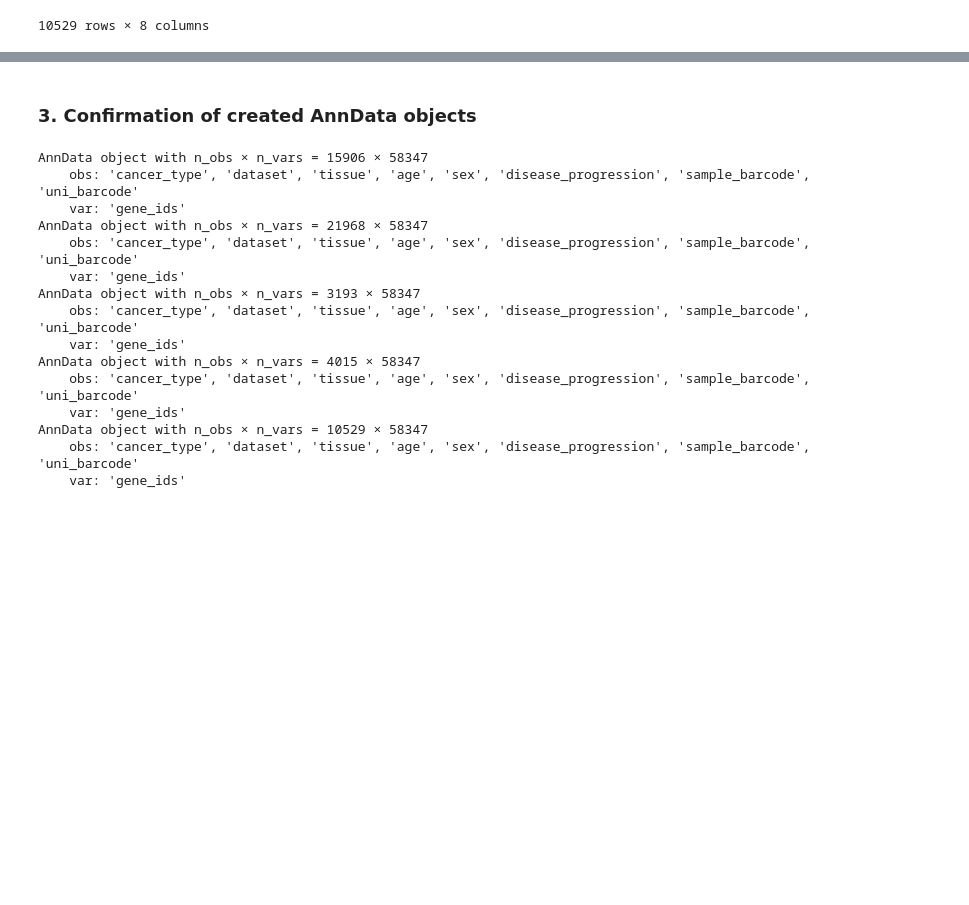
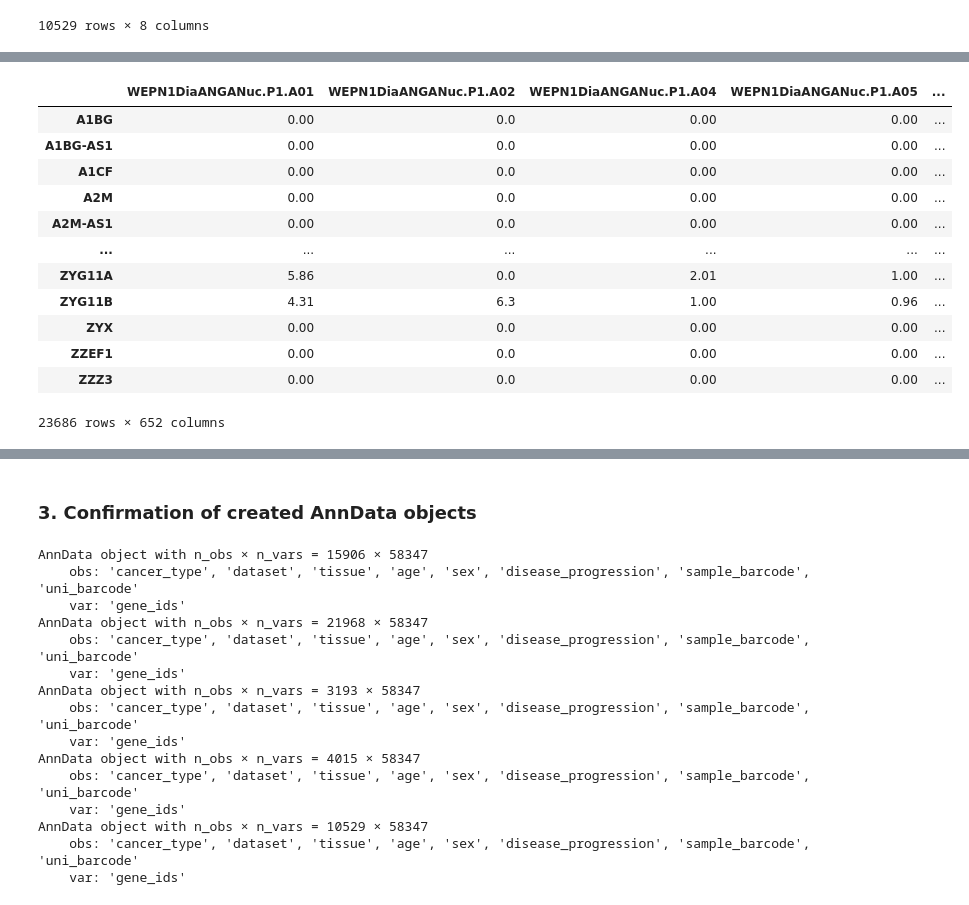
Before and after one commit to tuonglab/pan-paedcancer-scrnaseq, a Jupyter notebook: notebooks/GSE141460.ipynb, the cells around one changed output, grey strips where cells are left out. Cells and saved outputs as stored; diff of their text form; code cells hidden in the pictures; blank space fills up the shorter version.

```diff
--- a/notebooks/GSE141460.ipynb
+++ b/notebooks/GSE141460.ipynb
@@ -112,0 +91,24 @@ sample.obs
+# %%
+# Inspect the txt files to find out the file containing paediatric samples
+from pathlib import Path
+
+data_dir = Path('/scratch/user/s4543064/xiaohan-john-project/data/GSE141460/GSE141460_EPN_raw_counts_meta')
+
+counts_metadata = {
+    'Matched': ['Matched_pair_counts_200519lj.txt', 'Matched_pair_metadata_200519lj.txt'],
+    'PF_EPN': ['PF_EPN_counts_200519lj.txt', 'PF_EPN_metadata_200519lj.txt'],
+    'SP_EPN': ['SP_EPN_counts_200519lj.txt', 'SP_EPN_metadata_200519lj.txt'],
+    'ST_EPN': ['ST_EPN_counts_200519lj.txt', 'ST_EPN_metadata_200519lj.txt'],
+}
+
+counts = {}
+metadatas = {}
+for sample, sample_files in counts_metadata.items():
+    count = pd.read_csv(data_dir / sample_files[0], sep='\t', index_col=0)
+    metadata = pd.read_csv(data_dir / sample_files[1], sep='\t', index_col=0)
+
+    print(sample, 'has samples: ', metadata['sample'].unique())
+
+    # Save the data into dicts
+    counts[sample] = count
+    metadatas[sample] = metadata
@@ -112,0 +123,16 @@ sample.obs
+# %%
+counts['Matched']
+# %% [output]
+|  | WEPN1DiaANGANuc.P1.A01 | WEPN1DiaANGANuc.P1.A02 | WEPN1DiaANGANuc.P1.A04 | WEPN1DiaANGANuc.P1.A05 | ... |
+| A1BG | 0.00 | 0.0 | 0.00 | 0.00 | ... |
+| A1BG-AS1 | 0.00 | 0.0 | 0.00 | 0.00 | ... |
+| A1CF | 0.00 | 0.0 | 0.00 | 0.00 | ... |
+| A2M | 0.00 | 0.0 | 0.00 | 0.00 | ... |
+| A2M-AS1 | 0.00 | 0.0 | 0.00 | 0.00 | ... |
+| ... | ... | ... | ... | ... | ... |
+| ZYG11A | 5.86 | 0.0 | 2.01 | 1.00 | ... |
+| ZYG11B | 4.31 | 6.3 | 1.00 | 0.96 | ... |
+| ZYX | 0.00 | 0.0 | 0.00 | 0.00 | ... |
+| ZZEF1 | 0.00 | 0.0 | 0.00 | 0.00 | ... |
+| ZZZ3 | 0.00 | 0.0 | 0.00 | 0.00 | ... |
+23686 rows × 652 columns
```
Also changed, not shown: parts of 15 cells of this notebook.
